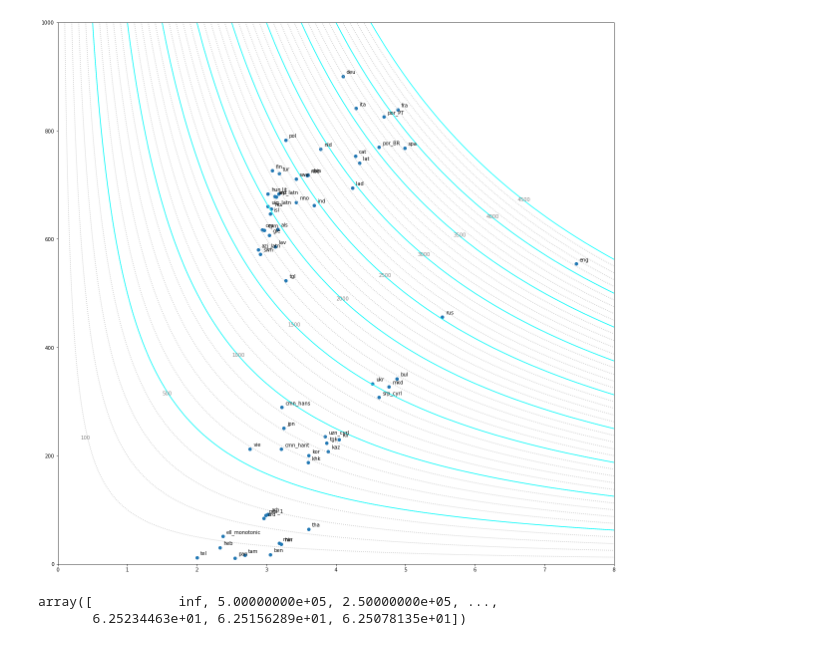
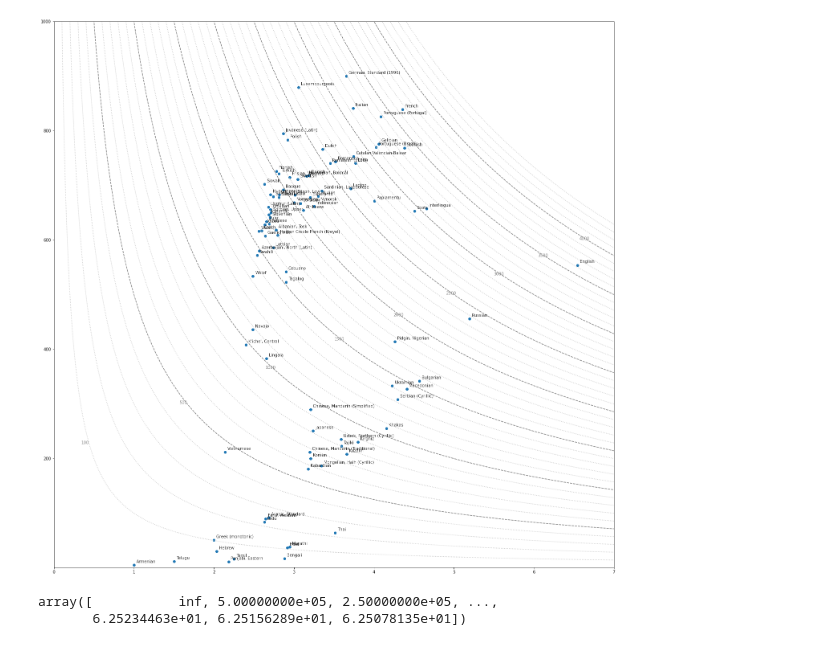
Before and after one commit to kebuhcah/openai-notebooks, a Jupyter notebook: tokenizers.ipynb, the cells around one changed output. Drawn from its saved outputs; the diff is of its cells as text; code cells hidden in the pictures.

Commit message:
analysis of most frequent tokens

```diff
--- a/tokenizers.ipynb
+++ b/tokenizers.ipynb
@@ -80,0 +63,3 @@ y = N / y
+# %%
+lang = 'pol'
+token_dfs[lang][token_dfs[lang]['byte_length'] > 3]['decoded'].apply(lambda s: f"|{s}|").value_counts()[:25]
@@ -80,0 +84,23 @@ y = N / y
+# %%
+lang_filter = ['spa', 'uig_latn', 'cat', 'tam', 'ind', 'fin', 'als', 'heb', 'kaz',
+       'uzn_cyrl', 'fra', 'azj', 'pes', 'ben', 'gle', 'pan', 'lit', 'kor',
+       'srp_cyrl', 'hun', 'est', 'tgl', 'arb', 'vie', 'swe', 'tha',
+       'cmn_trad', 'isl', 'tgk', 'kir', 'nob', 'cmn_simp', 'tel', 'bul',
+       'mkd', 'dan', 'por_BR', 'srp_latn', 'lad', 'deu', 'nld', 'lav',
+       'swh', 'ces', 'lat', 'ell', 'nno', 'khk', 'mar', 'rus', 'ita',
+       'ukr', 'por_PT', 'hrv', 'cym', 'urd', 'tur', 'pol', 'eng', 'jpn', 'hin']
+
+lang_filter = ['spa', 'cat', 'tam', 'ind', 'fin', 'als', 'heb', 'kaz',
+       'uzn_cyrl', 'fra', 'azj', 'pes', 'ben', 'gle', 'pan', 'lit', 'kor',
+       'srp_cyrl', 'hun', 'arb', 'vie', 'swe', 'tha',
+       'cmn_trad', 'isl', 'tgk', 'kir', 'cmn_simp', 'tel', 'bul',
+       'mkd', 'dan', 'por_BR', 'srp_latn', 'lad', 'deu', 'nld', 'lav',
+       'swh', 'ces', 'lat', 'ell', 'nno', 'khk', 'mar', 'rus', 'ita',
+       'ukr', 'por_PT', 'hrv', 'cym', 'urd', 'tur', 'pol', 'eng', 'jpn', 'hin']
+
+
+TokenStatsByLanguage = pd.concat([pd.DataFrame({'lang': lang, 'stat': df.drop_duplicates().byte_length.describe()})
+           for lang, df in token_dfs.items() if lang in lang_filter or True]).reset_index(
+           ).set_index(['lang','index']).unstack()['stat'].sort_values('count', ascending=False)
+
+TokenStatsByLanguage
@@ -81,28 +122,28 @@ y = N / y
 # %%
-fig, ax = plt.subplots(figsize=(20,20))
+fig, ax = plt.subplots(figsize=(25,25))
 
 ax.scatter(TokenStatsByLanguage['mean'], TokenStatsByLanguage['count'])
-ax.set_xlim([0,8])
-ax.set_ylim([0, 1000])
+ax.set_xlim([0,7])
+ax.set_ylim([1, 1000])
 
-for i, txt in enumerate(TokenStatsByLanguage.index):
-    ax.annotate(txt, (TokenStatsByLanguage['mean'][i] + 0.05, TokenStatsByLanguage['count'][i] + 5))
+for i, code in enumerate(TokenStatsByLanguage.index):
+    ax.annotate(language_names[code], (TokenStatsByLanguage['mean'][i] + 0.03, TokenStatsByLanguage['count'][i]+4), alpha=0.8)
 
 x = np.arange(0.001, 8, 0.001)
 for param in range(100, 4500, 100):
     ax.plot(x, param/x, color='silver', ls=':')
-for param in [500, 1000, 1500, 2000, 2500, 3000, 3500, 4000, 4500]:
-    ax.plot(x, param/x, color='cyan')
+for param in [500, 1000, 1500, 2000, 2500, 3000, 3500, 4000]:
+    ax.plot(x, param/x, color='grey', ls='--')
 
 
-N = np.asarray([100, 500, 1000, 1500, 2000, 2500, 3000, 3500, 4000, 4500])
-x = (np.sqrt(40000 + N * 280) - 200) / 140
+N = np.asarray([100, 500, 1000, 1500, 2000, 2500, 3000, 3500, 4000])
+x = (np.sqrt(40000 + N * 240) - 200) / 120
 y = N / x
 
 for i in range(len(N)):
     ax.annotate(str(N[i]), (x[i] - 0.1, y[i]), color='grey')
 # %% [output]
-[figure, old version]
+[figure, new version]
 # %%
 500 / np.arange(0, 8, 0.001)
 # %% [output]
```
Also changed, not shown: parts of 8 cells of this notebook.
